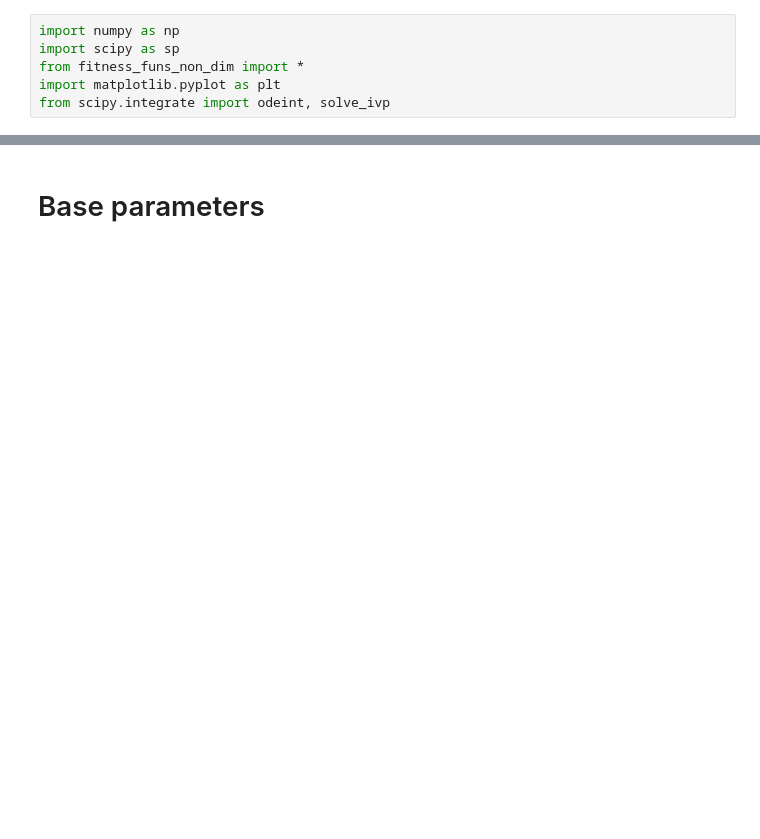
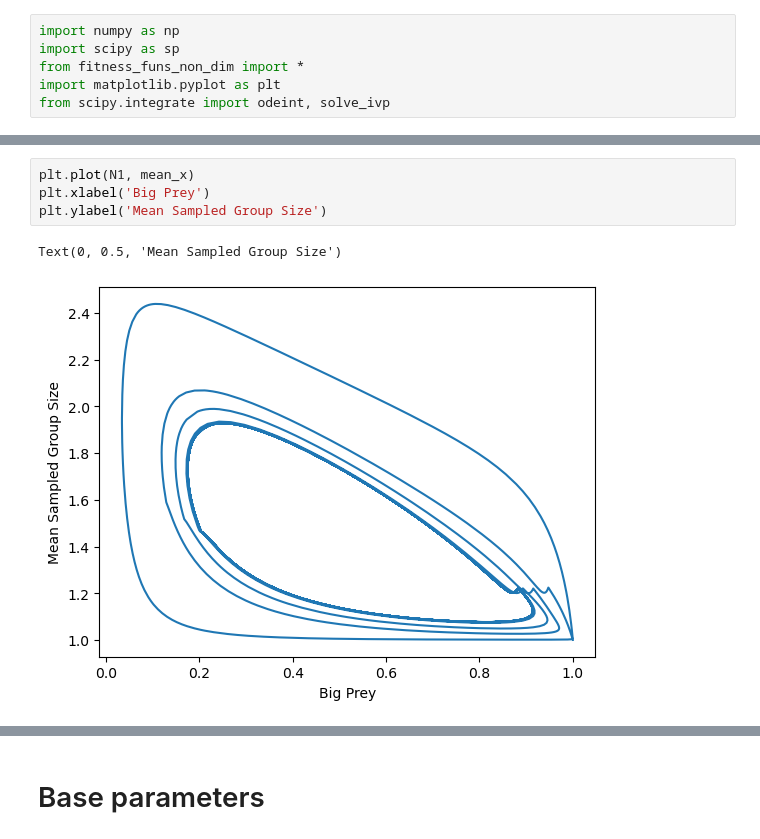
Before and after one commit to taliaborofsky/AdaptiveDynamics_CH_RS, a Jupyter notebook: Functions/write_test_group_non_dim.ipynb, the cells around one changed output, grey strips where cells are left out. Drawn from its saved outputs; the diff is of its cells as text; blank space fills up the shorter version.

```diff
--- a/Functions/write_test_group_non_dim.ipynb
+++ b/Functions/write_test_group_non_dim.ipynb
@@ -444,0 +333,7 @@ def plot_measure_vs_grp_size(paramkey, param_vals, linelabel,
+# %%
+plt.plot(N1, mean_x)
+plt.xlabel('Big Prey')
+plt.ylabel('Mean Sampled Group Size')
+# %% [output]
+Text(0, 0.5, 'Mean Sampled Group Size')
+[figure, added]
```
Also changed, not shown: parts of 74 cells of this notebook, 4 other files.
